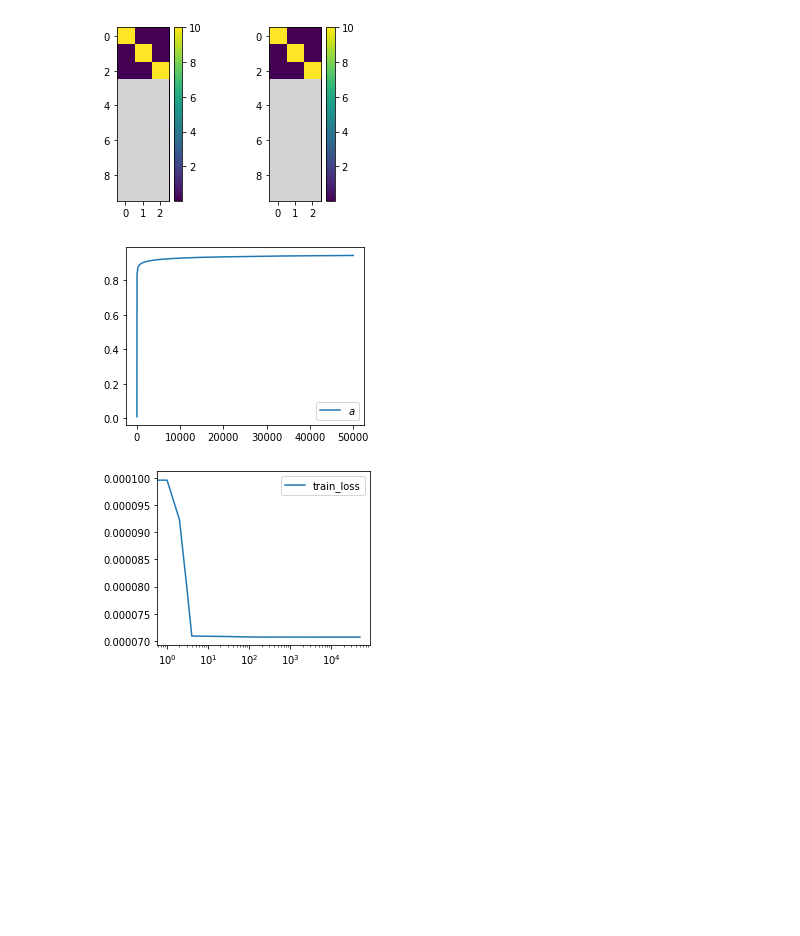
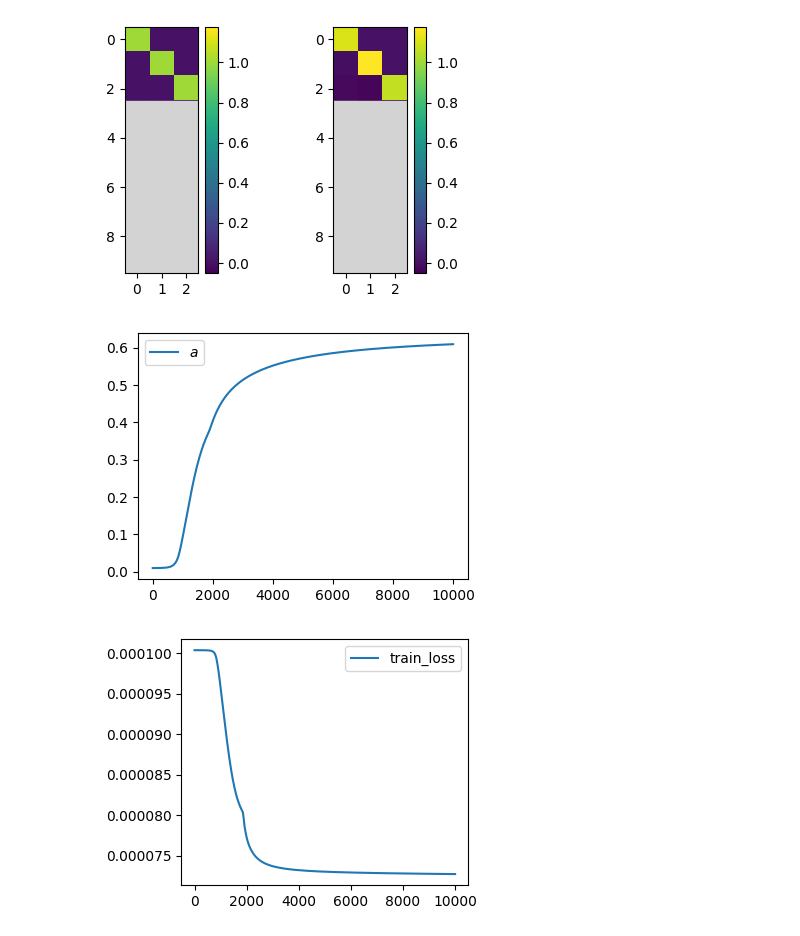
Before and after one commit to gszfwsb/Unveiling-Induction-Heads, a Jupyter notebook: RPE/plot_full.ipynb, the cells around one changed output. Saved outputs shown, nothing was run; the diff lists cells and outputs as text; code cells hidden in the pictures; blank space fills up the shorter version.

```diff
--- a/RPE/plot_full.ipynb
+++ b/RPE/plot_full.ipynb
@@ -6,7 +6,8 @@ import matplotlib.pyplot as plt
 
 colors = plt.get_cmap('Set2').colors
 
-path = f'/data3/wangshaobo/ICL/RPE/results_paper/NGram/Full_parent2_n10000_L100_S3_H3_lr1.0_optsgd_w+10.0_w-0.01_D2_alpha0.1_n-epochs50000_[False, True].npz'
+# path = f'/data3/wangshaobo/ICL/RPE/results_paper/NGram/Full_parent2_n10000_L100_S3_H3_lr1.0_optsgd_w+10.0_w-0.01_D2_alpha0.1_n-epochs50000_[False, True].npz'
+path = path = f'results_paper/NGram/Full_parent2_n10000_L100_S3_H3_lr0.001_optsgd_w+1.0_w-0.01_D2_alpha0.1_n-epochs10000_[True, True].npz'
 data = np.load(path)
 
 # extract info from path, about L, S, H
@@ -90,7 +91,7 @@ plt.tight_layout()
 plt.subplots_adjust(wspace=0.5)
 plt.savefig(f'figures/full{D}_{qkov_list}_{w_plus}_W_before_after.svg')
 # %% [output]
-[figure, old version]
+[figure, new version]
 # %%
 # plot a_list curve
 a_list = data['a_list']
@@ -101,18 +102,18 @@ plt.legend()
 plt.tight_layout()
 plt.savefig(f'figures/full{D}_{qkov_list}_{w_plus}_a.svg')
 # %% [output]
-[figure, old version]
+[figure, new version]
 # %%
 # plot the train_loss_list and val_loss_list
 train_loss_list = data['train_loss_list']
 val_loss_list = data['val_loss_list']
 plt.figure(figsize=(4,3))
 plt.plot(train_loss_list,label='train_loss')
 # plt.plot(val_loss_list,label='val_loss')
-plt.xscale('log')
+# plt.xscale('log')
 # plt.yscale('log')
 plt.legend()
 plt.tight_layout()
 plt.savefig(f'figures/full{D}_{qkov_list}_{w_plus}_loss.svg')
 # %% [output]
-[figure, old version]
+[figure, new version]
```
Also changed, not shown: parts of 3 cells of this notebook, 6 other files.
